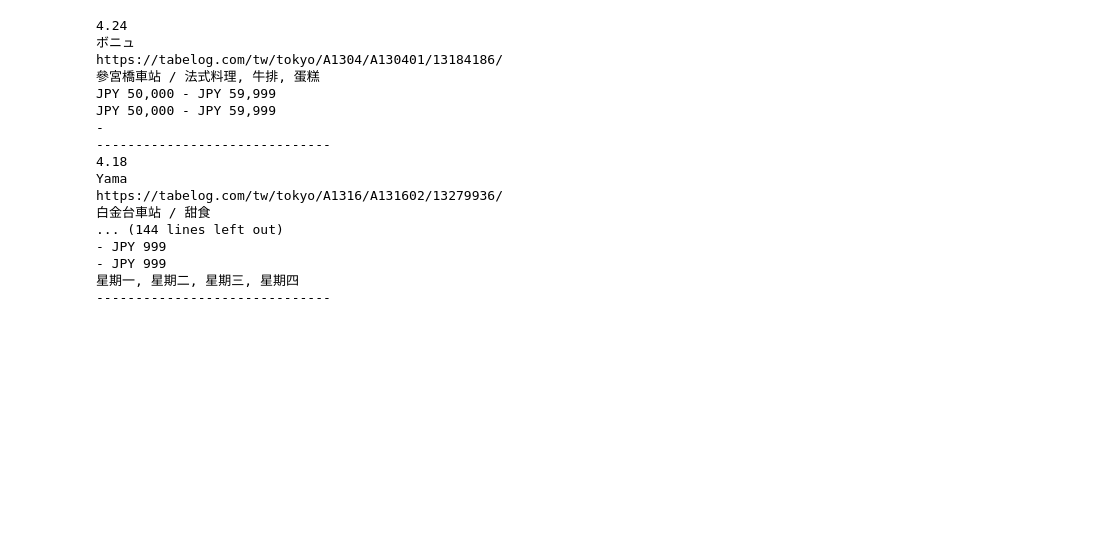
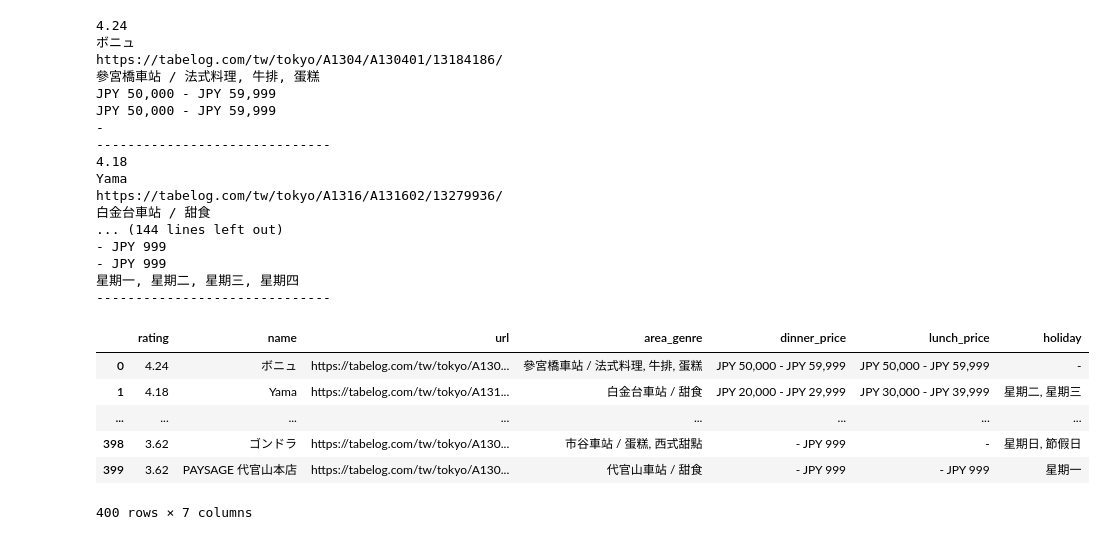
Before and after one commit to Elwing-Chou/tibame20251203, a Jupyter notebook: tibame20251223.ipynb, the cells around one changed output. Saved outputs shown, nothing was run; the diff lists cells and outputs as text; code cells hidden in the pictures; blank space fills up the shorter version.

```diff
--- a/tibame20251223.ipynb
+++ b/tibame20251223.ipynb
@@ -236,3 +236,69 @@ https://tabelog.com/tw/tokyo/A1316/A131602/13279936/
 - JPY 999
 星期一, 星期二, 星期三, 星期四
 ------------------------------
+# %%
+import urllib.request as req
+import bs4 as bs
+import pandas as pd
+
+# Step1. empty list
+table = []
+
+for i in range(20):
+    page = i + 1
+    url = "https://tabelog.com/tw/tokyo/rstLst/sweets/" + str(page) + "/?SrtT=rt"
+    resp = req.urlopen(url)
+    content = resp.read()
+    html = bs.BeautifulSoup(content)
+
+    rs = html.find_all("div", {"class":"list-rst__body"})
+    for r in rs:
+        name = r.find("a", {"class":"list-rst__rst-name-target"})
+        area_genre = r.find("div", {"class":"list-rst__area-genre"})
+        rating = r.find("span", {"class":"c-rating__val"})
+        prices = r.find_all("span", {"class":"c-rating-v3__val"})
+        dinner_price = prices[0]
+        lunch_price = prices[1]
+        holiday = r.find("span", {"class":"list-rst__holiday-text"})
+
+        name_href = name["href"]
+        name_text = name.get_text().strip()
+        area_genre_text = area_genre.get_text().strip()
+        rating_text = rating.get_text().strip()
+        dinner_price_text = dinner_price.get_text().strip()
+        lunch_price_text = lunch_price.get_text().strip()
+        holiday_text = holiday.get_text().strip()
+
+        # 評價/地點種類/晚餐價格/午餐價格/例假日
+        # print(rating_text)
+        # print(name_text)
+        # print(name_href)
+        # print(area_genre_text)
+        # print(dinner_price_text)
+        # print(lunch_price_text)
+        # print(holiday_text)
+        # print("-" * 30)
+        # step2 data
+        row = {
+            "rating":rating_text,
+            "name":name_text,
+            "url":name_href,
+            "area_genre":area_genre_text,
+            "dinner_price":dinner_price_text,
+            "lunch_price":lunch_price_text,
+            "holiday":holiday_text,
+        }
+        table.append(row)
+
+# step3 dataframe
+df = pd.DataFrame(table)
+df.to_csv("tabelog.csv", encoding="utf-8")
+df
+# %% [output]
+|  | rating | name | url | area_genre | dinner_price | lunch_price | holiday |
+| 0 | 4.24 | ボニュ | https://tabelog.com/tw/tokyo/A130... | 參宮橋車站 / 法式料理, 牛排, 蛋糕 | JPY 50,000 - JPY 59,999 | JPY 50,000 - JPY 59,999 | - |
+| 1 | 4.18 | Yama | https://tabelog.com/tw/tokyo/A131... | 白金台車站 / 甜食 | JPY 20,000 - JPY 29,999 | JPY 30,000 - JPY 39,999 | 星期二, 星期三 |
+| ... | ... | ... | ... | ... | ... | ... | ... |
+| 398 | 3.62 | ゴンドラ | https://tabelog.com/tw/tokyo/A130... | 市谷車站 / 蛋糕, 西式甜點 | - JPY 999 | - | 星期日, 節假日 |
+| 399 | 3.62 | PAYSAGE 代官山本店 | https://tabelog.com/tw/tokyo/A130... | 代官山車站 / 甜食 | - JPY 999 | - JPY 999 | 星期一 |
+400 rows × 7 columns
```
